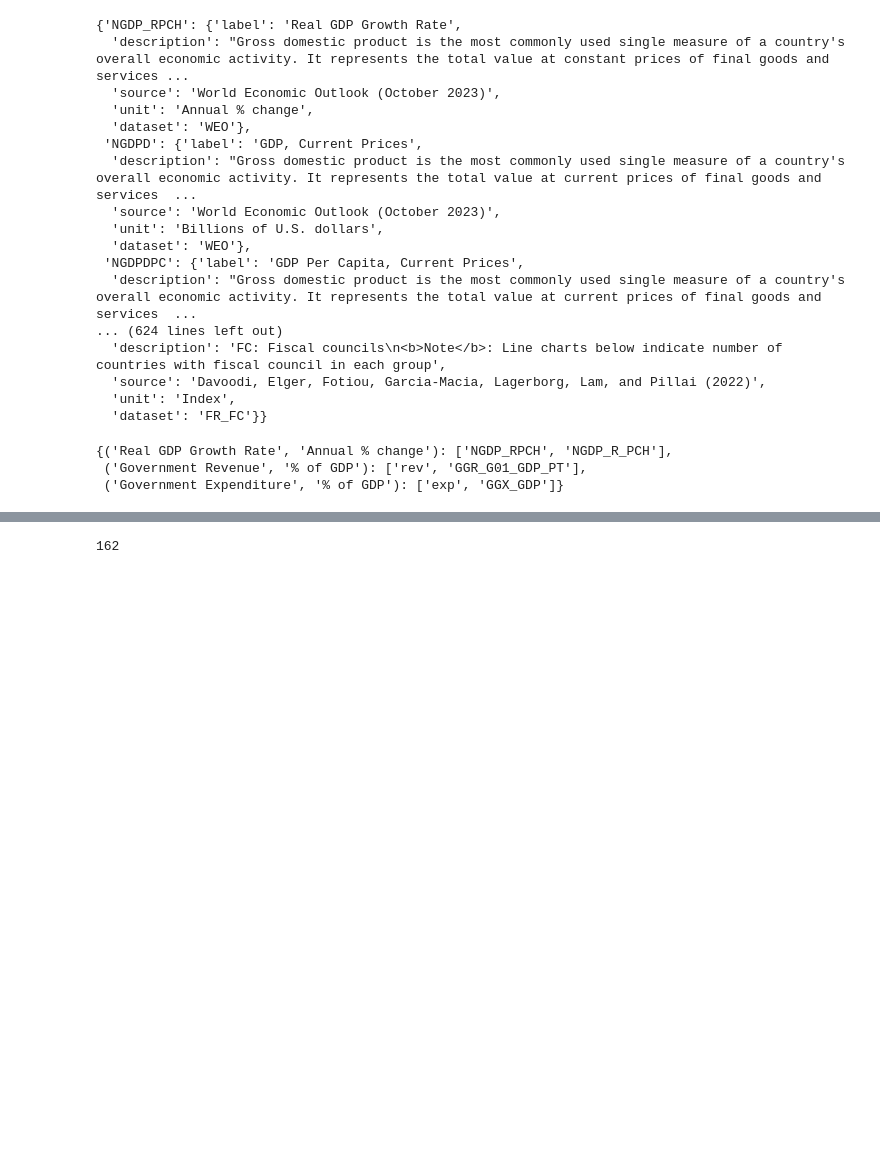
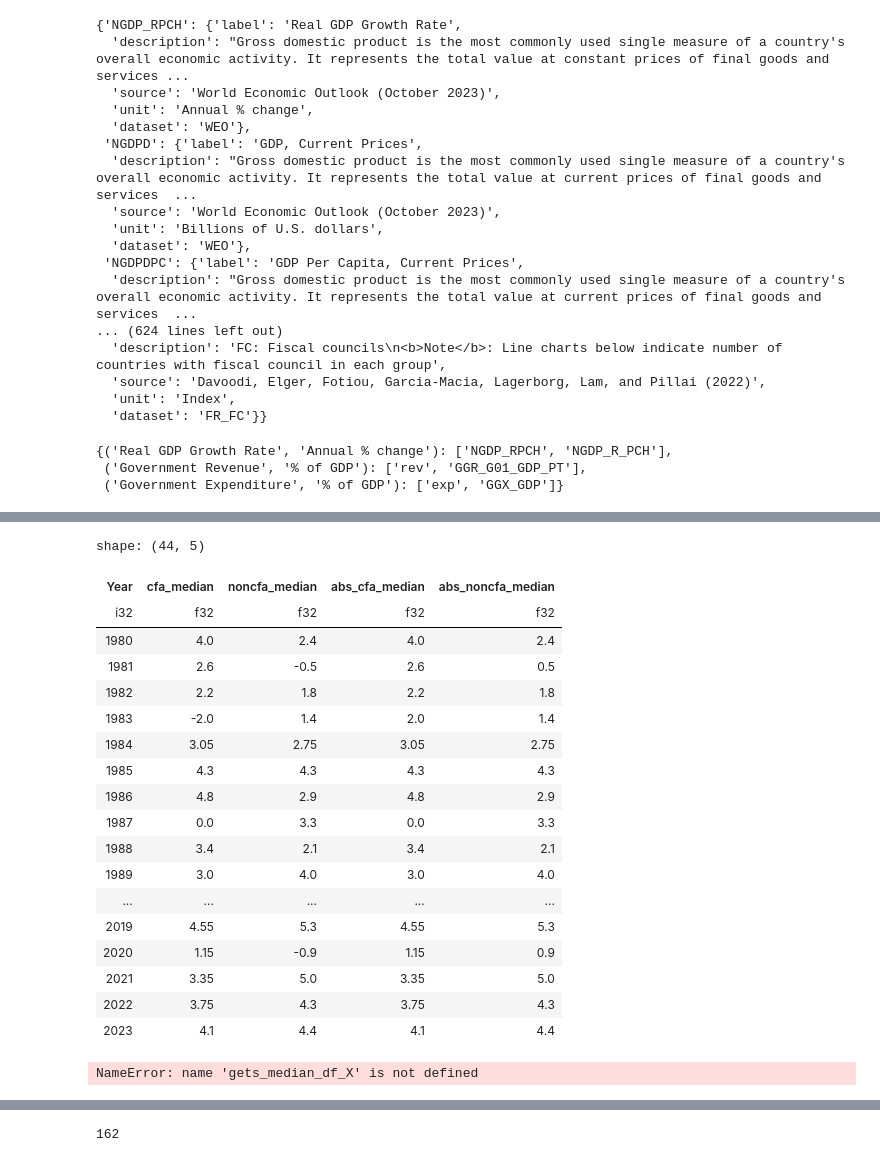
Before and after one commit to EduardoLZevallos/CFA_Franc_Analysis, a Jupyter notebook: scrap_notebooks/scrap_cleaning_up_imf_data.ipynb, the cells around one changed output, grey strips where cells are left out. Drawn from its saved outputs; the diff is of its cells as text; code cells hidden in the pictures; blank space fills up the shorter version.

```diff
--- a/scrap_cleaning_up_imf_data.ipynb
+++ b/scrap_notebooks/scrap_cleaning_up_imf_data.ipynb
@@ -141,0 +241,50 @@ all_data_df = get_imf_data_df(
+# %%
+all_data_df.group_by(["Year"], maintain_order=True).agg(
+    pl.col(indicator_label)
+    .where(
+    ((pl.col("Year") >= 1997) & (pl.col("Country") == "Guinea-Bissau"))
+    | ((pl.col("Year") >= 1984) & (pl.col("Country") == "Mali"))
+    | ((pl.col("Year") >= 1985) & (pl.col("Country") == "Equatorial Guinea"))
+    | (pl.col("Country").is_in(CFA_FRANC_ZONE)  & ~pl.col("Country").is_in(["Guinea-Bissau", "Mali", "Equatorial Guinea"]))
+    )
+    .median()
+).join(
+    all_data_df.group_by(["Year"], maintain_order=True).agg(
+        pl.col(indicator_label)
+        .where(
+            pl.col("Country").is_in(WEST_AFRICA)
+            | pl.col("Country").is_in(MIDDLE_AFRICA)
+            | ((pl.col("Year") < 1997) & (pl.col("Country") == "Guinea-Bissau"))
+            | ((pl.col("Year") < 1984) & (pl.col("Country") == "Mali"))
+            | ((pl.col("Year") < 1985) & (pl.col("Country") == "Equatorial Guinea"))
+        )
+        .median()
+    ),
+    on="Year",
+).drop_nulls().rename({indicator_label: 'cfa_median', f"{indicator_label}_right": 'noncfa_median'}).with_columns(pl.col("cfa_median").abs().alias('abs_cfa_median'),
+                pl.col("noncfa_median").abs().alias('abs_noncfa_median')
+                )
+# %% [output]
+shape: (44, 5)
+| Year | cfa_median | noncfa_median | abs_cfa_median | abs_noncfa_median |
+| i32 | f32 | f32 | f32 | f32 |
+| 1980 | 4.0 | 2.4 | 4.0 | 2.4 |
+| 1981 | 2.6 | -0.5 | 2.6 | 0.5 |
+| 1982 | 2.2 | 1.8 | 2.2 | 1.8 |
+| 1983 | -2.0 | 1.4 | 2.0 | 1.4 |
+| 1984 | 3.05 | 2.75 | 3.05 | 2.75 |
+| 1985 | 4.3 | 4.3 | 4.3 | 4.3 |
+| 1986 | 4.8 | 2.9 | 4.8 | 2.9 |
+| 1987 | 0.0 | 3.3 | 0.0 | 3.3 |
+| 1988 | 3.4 | 2.1 | 3.4 | 2.1 |
+| 1989 | 3.0 | 4.0 | 3.0 | 4.0 |
+| ... | ... | ... | ... | ... |
+| 2019 | 4.55 | 5.3 | 4.55 | 5.3 |
+| 2020 | 1.15 | -0.9 | 1.15 | 0.9 |
+| 2021 | 3.35 | 5.0 | 3.35 | 5.0 |
+| 2022 | 3.75 | 4.3 | 3.75 | 4.3 |
+| 2023 | 4.1 | 4.4 | 4.1 | 4.4 |
+# %%
+gets_median_df_X(all_data_df, indicator_label)
+# %% [output]
+NameError: name 'gets_median_df_X' is not defined
```
Also changed, not shown: parts of 19 cells of this notebook, 45 other files.
